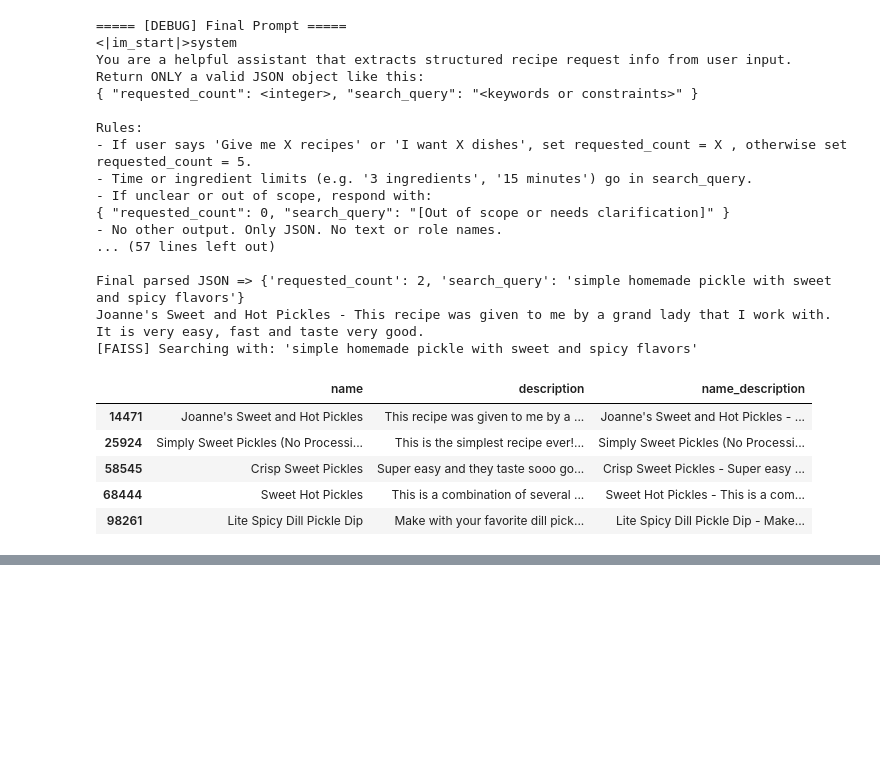
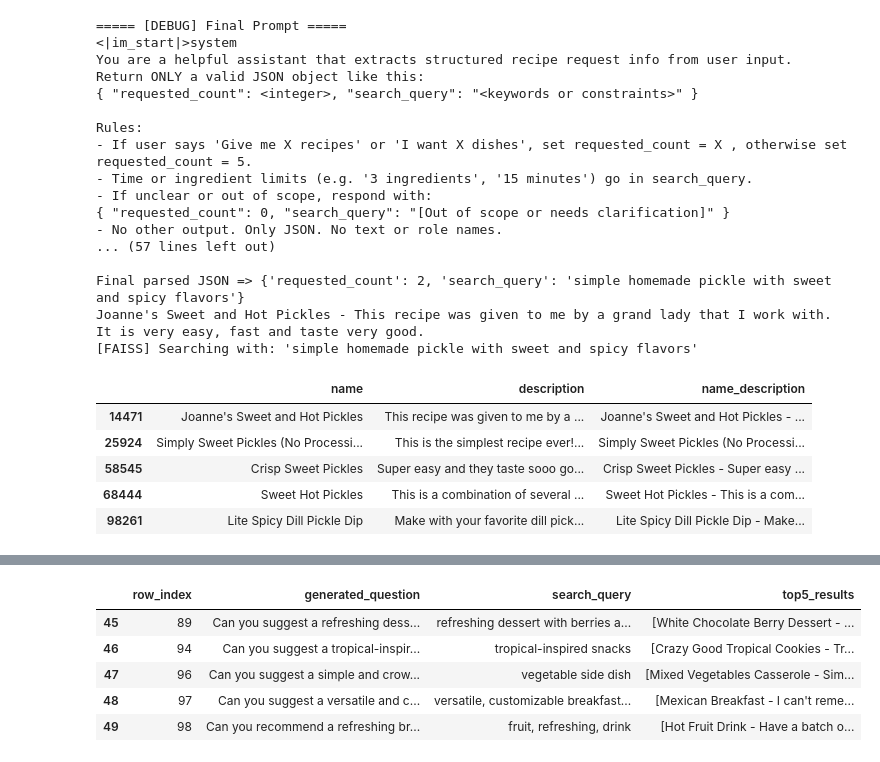
Before and after one commit to turgutcem/reciperesuggestion, a Jupyter notebook: Recipes_Ingredients/qwen-exploration/qwen-0.5B-exploration.ipynb, the cells around one changed output, grey strips where cells are left out. Saved outputs shown, nothing was run; the diff lists cells and outputs as text; code cells hidden in the pictures; blank space fills up the shorter version.

```diff
--- a/Recipes_Ingredients/qwen-exploration/qwen-0.5B-exploration.ipynb
+++ b/Recipes_Ingredients/qwen-exploration/qwen-0.5B-exploration.ipynb
@@ -516,0 +724,14 @@ Joanne's Sweet and Hot Pickles - This recipe was given to me by a grand lady tha
+# %%
+# Qwen seems to be working fine
+# The reason it doesn't capture the exact recipe is that the clustering logic we followed
+# During k-means training , we retrieved centroids and generated questions based on the centroids.
+# Let's check some others to be sure
+
+review_df.tail()
+# %% [output]
+|  | row_index | generated_question | search_query | top5_results |
+| 45 | 89 | Can you suggest a refreshing dess... | refreshing dessert with berries a... | [White Chocolate Berry Dessert - ... |
+| 46 | 94 | Can you suggest a tropical-inspir... | tropical-inspired snacks | [Crazy Good Tropical Cookies - Tr... |
+| 47 | 96 | Can you suggest a simple and crow... | vegetable side dish | [Mixed Vegetables Casserole - Sim... |
+| 48 | 97 | Can you suggest a versatile and c... | versatile, customizable breakfast... | [Mexican Breakfast - I can't reme... |
+| 49 | 98 | Can you recommend a refreshing br... | fruit, refreshing, drink | [Hot Fruit Drink - Have a batch o... |
```
Also changed, not shown: parts of 19 cells of this notebook.
